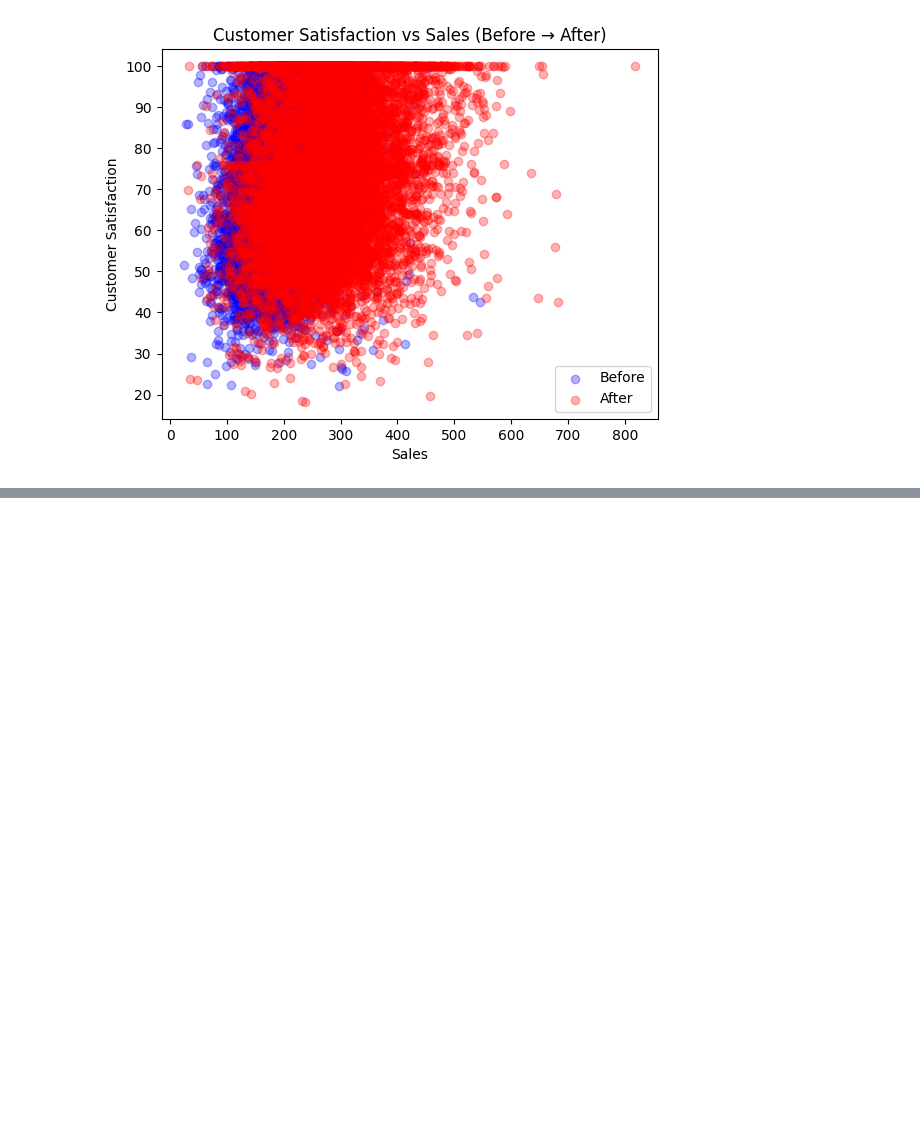
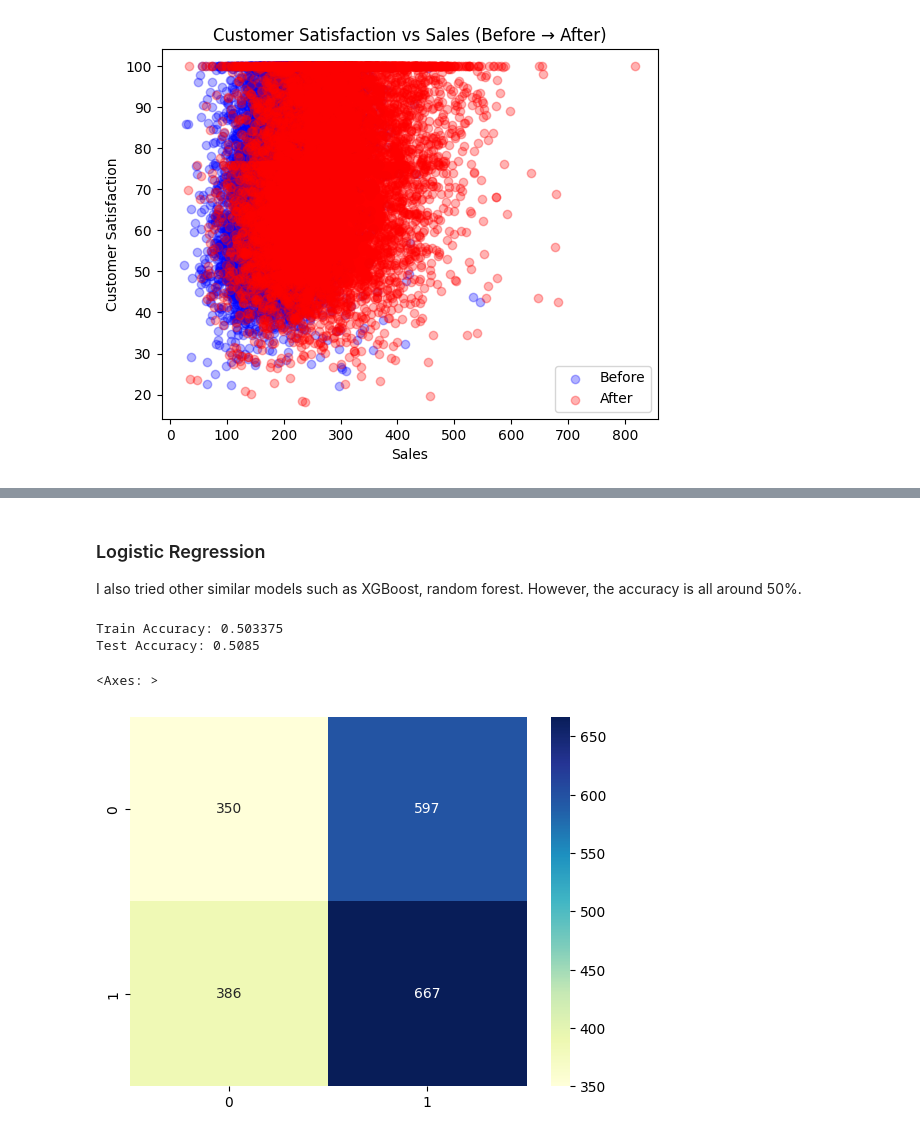
Before and after one commit to liaohan618/Sales-Satisfaction-Kaggle, a Jupyter notebook: SNS_Complete_Project.ipynb, the cells around one changed output, grey strips where cells are left out. Cells and saved outputs as stored; diff of their text form; code cells hidden in the pictures; blank space fills up the shorter version.

Commit message:
models

```diff
--- a/SNS_Complete_Project.ipynb
+++ b/SNS_Complete_Project.ipynb
@@ -97,0 +235,44 @@ Sales vs. Purchase made
+# %% [markdown]
+### Logistic Regression
+I also tried other similar models such as XGBoost, random forest. However, the accuracy is all around 50%.
+# %%
+from sklearn.model_selection import train_test_split
+from sklearn.preprocessing import OneHotEncoder, StandardScaler
+from sklearn.compose import ColumnTransformer
+from sklearn.linear_model import LogisticRegression
+from sklearn.pipeline import Pipeline
+from sklearn import metrics
+
+X = df[['Customer_Segment', 'Group', 'Sales_Before', 'Customer_Satisfaction_Before']] # before data only
+y = df['Purchase_Made'].map({'Yes':1, 'No':0})
+
+categorical = ['Customer_Segment', 'Group']
+numeric = ['Sales_Before', 'Customer_Satisfaction_Before']
+
+preprocessor = ColumnTransformer(
+    transformers=[
+        ('cat', OneHotEncoder(handle_unknown='ignore'), categorical),
+        ('num', 'passthrough', numeric) # standardize
+    ]
+)
+model = Pipeline(steps=[
+    ('preprocessor', preprocessor),
+    ('classifier', LogisticRegression(max_iter=1000))
+])
+
+X_train, X_test, y_train, y_test = train_test_split(
+    X, y, test_size=0.2, random_state=42
+)
+
+model.fit(X_train, y_train)
+y_pred = model.predict(X_test)
+print("Train Accuracy:", model.score(X_train, y_train))
+print("Test Accuracy:", model.score(X_test, y_test))
+
+matrix = metrics.confusion_matrix(y_test, y_pred)
+sns.heatmap(pd.DataFrame(matrix), annot=True, cmap="YlGnBu" ,fmt='g')
+# %% [output]
+Train Accuracy: 0.503375
+Test Accuracy: 0.5085
+<Axes: >
+[figure, added]
```
Also changed, not shown: parts of 22 cells of this notebook.
